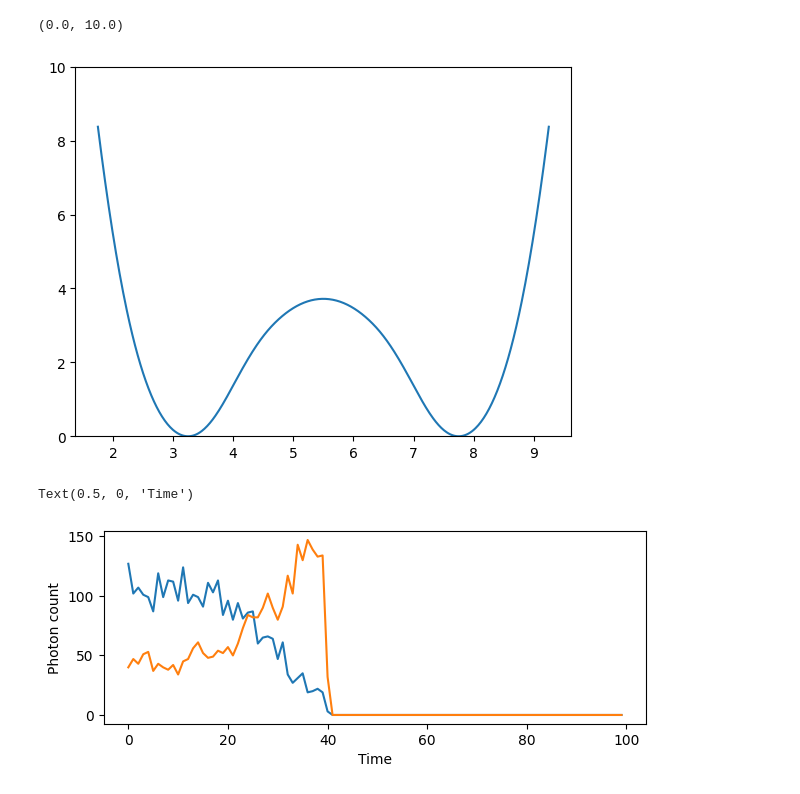
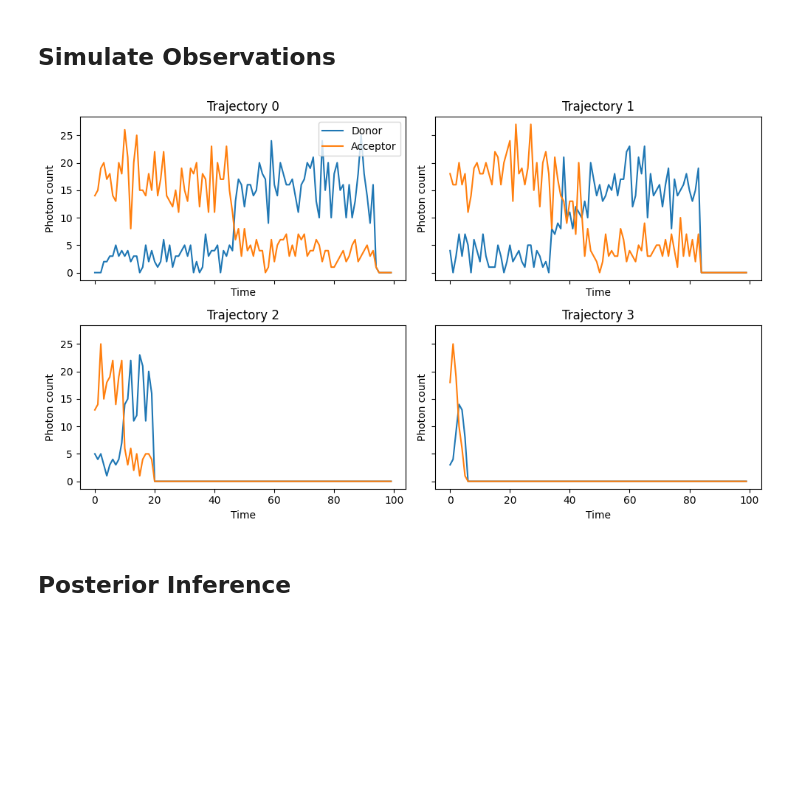
Before and after one commit to covinolab/smFRET_sbi, a Jupyter notebook: analysis/eval_likelihood_ratios.ipynb, the cells around one changed output. Drawn from its saved outputs; the diff is of its cells as text; code cells hidden in the pictures; blank space fills up the shorter version.

```diff
--- a/analysis/eval_likelihood_ratios.ipynb
+++ b/analysis/eval_likelihood_ratios.ipynb
@@ -59,4 +94,0 @@ elif data_cfg.simulator.mode == "binding":
-# %%
-true_params = torch.tensor([-1.0, -3.0, -1.5, -0.0, 1.5, 3.0, 6.0, 400.00, 0.0100,  0.01000,  0.9500,  0.9500,  0.9000,  0.9000,  0.1000,  0.1000], dtype=torch.float64)
-#true_params = torch.tensor([0.1, -.5, -0.5, -0.5, 0.2, 0.2, 1.0,  7, 2.00, 0.0100,  0.01000,  0.9500,  0.9500,  0.9000,  0.9000,  0.1000,  0.1000], dtype=torch.float64)
-#true_params = torch.tensor([0.1, -.5, -0.5, -0.5, 0.2, 0.2, 1.0,  7, 2.00, 0.0100,  0.01000,  0.9500,  0.9500,  0.9000,  0.9000,  0.1000,  0.1000], dtype=torch.float64)
@@ -76,31 +148,23 @@ plt.plot(x, y)
-# %%
-x, y = eval_free_energy(
-    params=true_params,
-    x_eval=x_eval,
-)
-plt.plot(x, y - np.min(y))
-plt.ylim(0, 10)
-# %% [output]
-(0.0, 10.0)
-[figure, removed]
+# %% [markdown]
+## Simulate Observations
 # %%
-from multiprocessing import Pool
-import os
-
-def _init_worker():
-    np.random.seed(os.getpid())  # unique seed per worker so x_init differs
-
-with Pool(processes=10, initializer=_init_worker) as pool:
-    raw = pool.map(_fret_simulator, [true_params] * 1000)
-results = [r[0] for r in raw if r is not None][:20]
+with Pool(processes=24, initializer=_init_worker) as pool:
+    raw = pool.map(fret_simulator, [true_params] * n_simulations_pool)
+results = [r for r in raw if r is not None][:n_observations]
 observation = torch.stack(results)
 # %%
-idx = 11
-plt.figure(figsize=(7, 2.5))
-plt.plot(bin_along_time(observation[idx, :, 0].numpy(), n_bins=100), label="Donor")
-plt.plot(bin_along_time(observation[idx, :, 1].numpy(), n_bins=100), label="acceptor")
-plt.ylabel("Photon count")
-plt.xlabel("Time")
+idxs = [0, 1, 2, 3][:observation.shape[0]]
+
+fig, axes = plt.subplots(2, 2, figsize=(10, 6), sharex=True, sharey=True)
+
+for ax, idx in zip(axes.ravel(), idxs):
+    ax.plot(bin_along_time(observation[idx, :, 0].numpy(), n_bins=100), label="Donor")
+    ax.plot(bin_along_time(observation[idx, :, 1].numpy(), n_bins=100), label="Acceptor")
+    ax.set_title(f"Trajectory {idx}")
+    ax.set_ylabel("Photon count")
+    ax.set_xlabel("Time")
+
+axes[0, 0].legend()
+plt.tight_layout()
 # %% [output]
-Text(0.5, 0, 'Time')
-[figure, old version]
+[figure, new version]
@@ -179 +171,3 @@ posterior = MCMCPosterior(
+# %% [markdown]
+## Posterior Inference
 # %%
```
Also changed, not shown: parts of 28 cells of this notebook, 10 other files.
